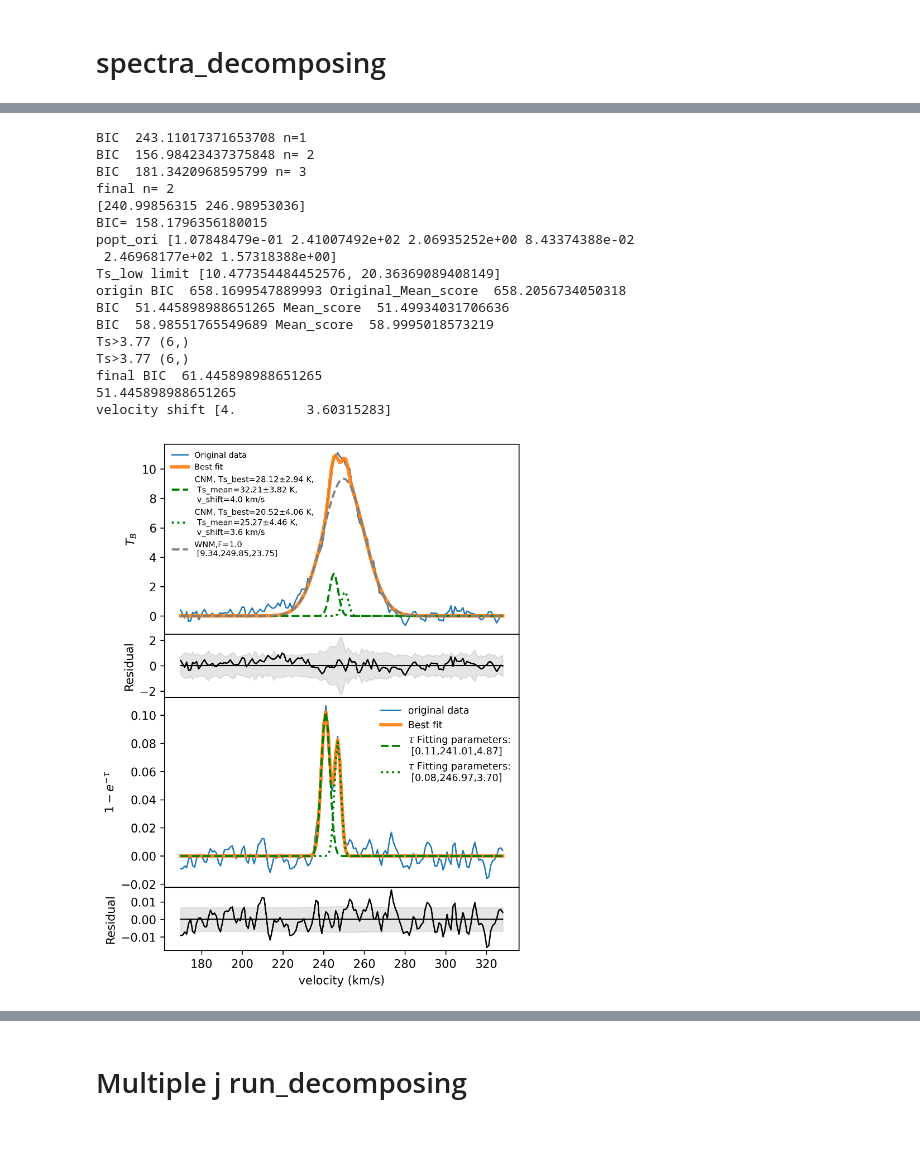
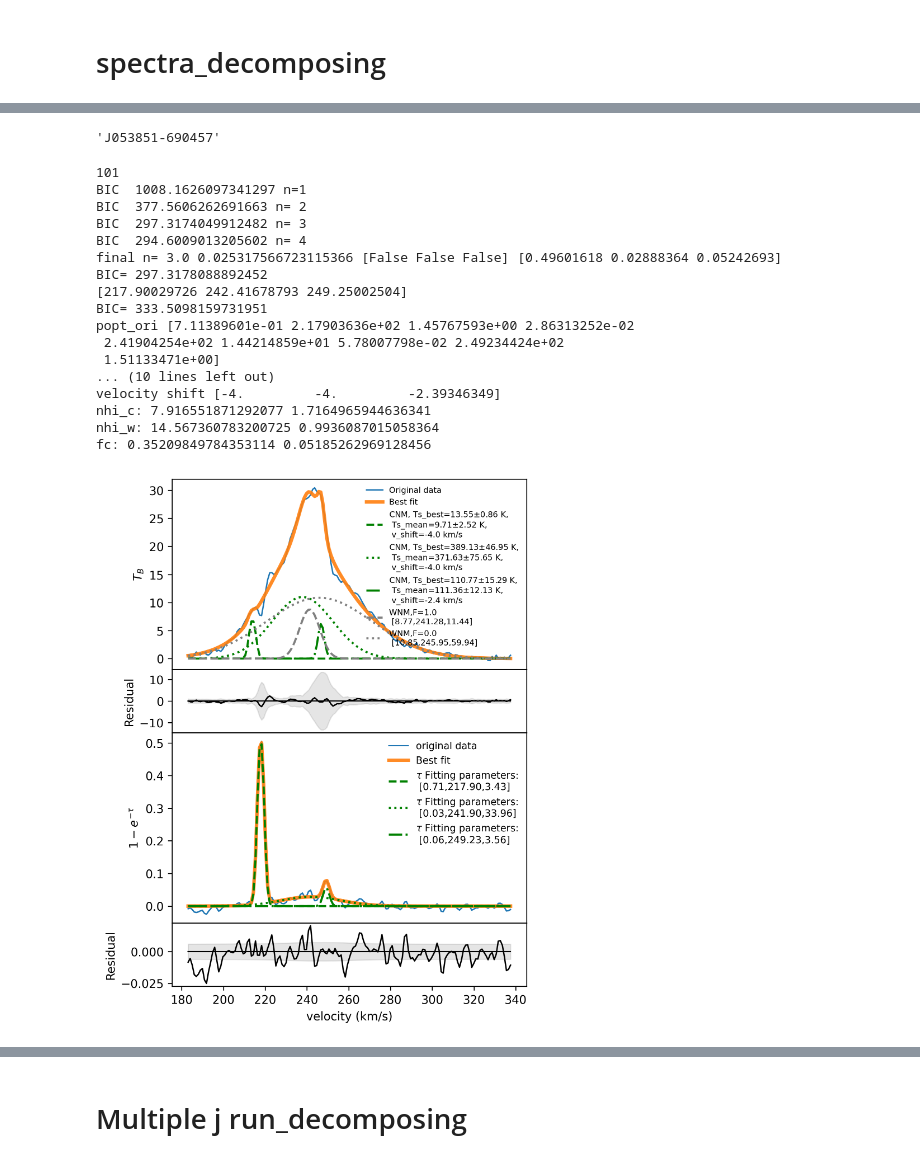
Before and after one commit to retarchen/Absorption_fitting, a Jupyter notebook: test.ipynb, the cells around one changed output, grey strips where cells are left out. Cells and saved outputs as stored; diff of their text form; code cells hidden in the pictures.

```diff
--- a/test.ipynb
+++ b/test.ipynb
@@ -129,10 +129,15 @@ nlist=[filename[-18:-4] for filename in nemi]
 138 /d/bip5/hchen/LMC_abs_new/sb38845 J053254-723155
 # %%
 reload(rd)
-j=0
+p=np.argwhere(np.array(nlist)=='J054623-665544').flatten()
+print(p)
+j=167
 x,y,yerr,xemi,yemi,yemi_err,yemi_selferr=rd.get_emi_abs_data(nlist[j],nabs[j],1,1,mode='LMC',v_move=0.)
-plt.plot(x,1-np.exp(-y))
-plt.plot(x,yerr*4.5)
+g = Gaussian1DKernel(stddev=0.8)
+plt.plot(x,convolve(y, g))
+plt.plot(x,yerr*4)
+plt.plot(x,-yerr*4)
 plt.figure()
 plt.plot(xemi,yemi)
+#plt.plot(xemi,yemi_err)
 # %% [output]
@@ -142,8 +147,0 @@ plt.plot(xemi,yemi)
-# %%
-reload(rd)
-j=0
-x,y,yerr,xemi,yemi,yemi_err,yemi_selferr=rd.get_emi_abs_data(nlist[j],nabs[j],1,1,mode='LMC',v_move=0.)
-reload(Gf)
-#Gf.fitting_plot(x,y,yerr,x_peak=[3.12835286e+02,2.61895645e+02+10])
-Gf.fitting_plot(x,1-np.exp(-y),yerr)
-#Gf.fitting_plot(x,y,yerr)
@@ -159,44 +303,65 @@ final n= 2
+# %%
+nlist[168]
+# %% [output]
+'J053851-690457'
 # %%
 reload(sd)
 reload(Gf)
 reload(rd)
-j=0
-#y should be tau not 1-e^(-tau)
+j=207
+p=np.argwhere(np.array(nlist)=='J051832-693524').flatten()
+j=p[0]
+print(j)
+
+
 x,y,yerr,xemi,yemi,yemi_err,yemi_selferr=rd.get_emi_abs_data(nlist[j],nabs[j],1,1,mode='LMC',v_move=0.)
 
 fig = plt.figure(figsize=(12, 8), dpi=300)
 
 ax1_first = plt.subplot2grid((8, 2), (0, 0), rowspan=3, fig=fig)
 
 ax = [ax1_first,
        plt.subplot2grid((8, 2), (3, 0), rowspan=1, fig=fig, sharex=ax1_first),
        plt.subplot2grid((8, 2), (4, 0), rowspan=3, fig=fig, sharex=ax1_first),
        plt.subplot2grid((8, 2), (7, 0), fig=fig, sharex=ax1_first)]
 
+'''
 sd.fit_and_plot(x,y,yerr,xemi,yemi,yemi_err,ax,name=nlist[j],savetxt=False,
                 peak_abs=[],peak_emi=[],Tsmin=3.77,
                  fit_mode='BIC',v_sh=4)
 
+'''
+sd.fit_and_plot(x,y,yerr,xemi,yemi,yemi_err,ax,name=nlist[j],savetxt=True,
+                peak_abs=[],peak_emi=[],Tsmin=3.77,
+                 fit_mode='BIC',v_sh=4)
+fig.savefig(datapathbase + '/output_data/LMC_fitting/plots/%s.png' % (nlist[j]), dpi=300, bbox_inches='tight')
+
+
+#_p0_1 [236.9321834    3.77         4.09131915 219.66710586   1.        ]
+#_p0_1 [236.9321834    3.77         4.09131915 269.50386511   1.        ]
+#_p0_1 [236.9321834    3.77         4.09131915 263.64071696   1.        ]
+#_p0_1 [236.9321834    3.77         4.09131915 250.93722931   1.        ]
+
 #fig.savefig(datapathbase+'/output_data/LMC_fitting/plots/%s.png'%(nlist[j]), dpi=300, bbox_inches='tight')
 # %% [output]
-BIC  243.11017371653708 n=1
-BIC  156.98423437375848 n= 2
-BIC  181.3420968595799 n= 3
-final n= 2
-[240.99856315 246.98953036]
-BIC= 158.1796356180015
-popt_ori [1.07848479e-01 2.41007492e+02 2.06935252e+00 8.43374388e-02
- 2.46968177e+02 1.57318388e+00]
-Ts_low limit [10.477354484452576, 20.36369089408149]
-origin BIC  658.1699547889993 Original_Mean_score  658.2056734050318
-BIC  51.445898988651265 Mean_score  51.49934031706636
-BIC  58.98551765549689 Mean_score  58.9995018573219
-Ts>3.77 (6,)
-Ts>3.77 (6,)
-final BIC  61.445898988651265
-51.445898988651265
-velocity shift [4.         3.60315283]
+101
+BIC  1008.1626097341297 n=1
+BIC  377.5606262691663 n= 2
+BIC  297.3174049912482 n= 3
+BIC  294.6009013205602 n= 4
+final n= 3.0 0.025317566723115366 [False False False] [0.49601618 0.02888364 0.05242693]
+BIC= 297.3178088892452
+[217.90029726 242.41678793 249.25002504]
+BIC= 333.5098159731951
+popt_ori [7.11389601e-01 2.17903636e+02 1.45767593e+00 2.86313252e-02
+ 2.41904254e+02 1.44214859e+01 5.78007798e-02 2.49234424e+02
+ 1.51133471e+00]
+... (10 lines left out)
+velocity shift [-4.         -4.         -2.39346349]
+nhi_c: 7.916551871292077 1.7164965944636341
+nhi_w: 14.567360783200725 0.9936087015058364
+fc: 0.35209849784353114 0.05185262969128456
-[figure, old version]
+[figure, new version]
 # %%
 from astropy.coordinates import SkyCoord
 
```
Also changed, not shown: parts of 14 cells of this notebook, 8 other files.
